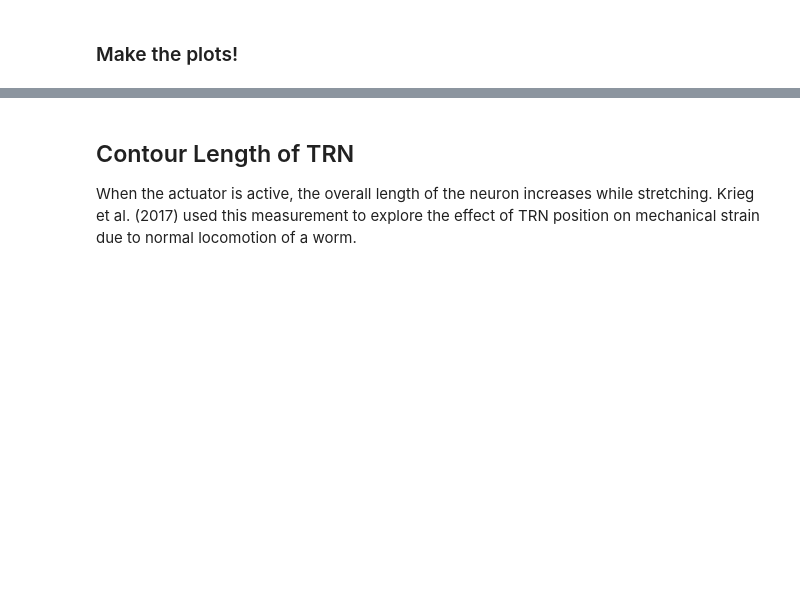
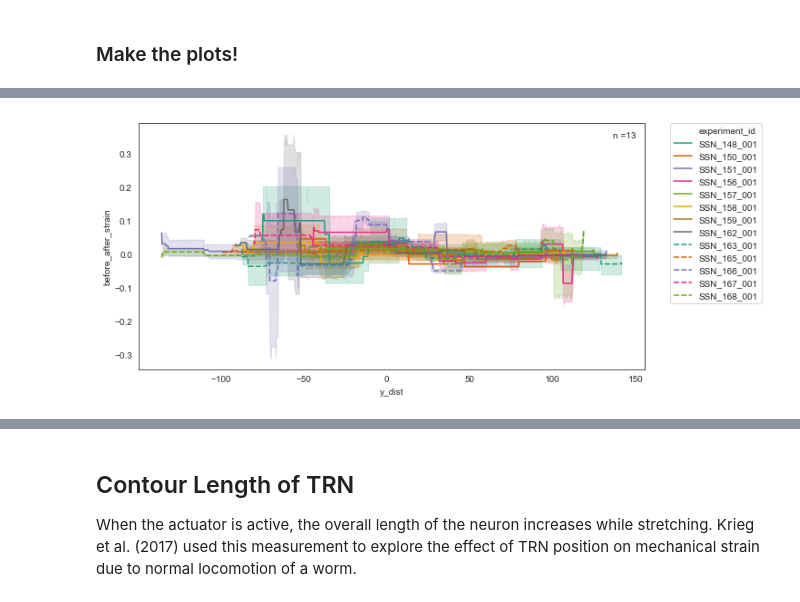
Before and after one commit to anekimken/SSN_ImageAnalysis, a Jupyter notebook: Notebooks/Mitochondria Displacement Plots.ipynb, the cells around one changed output, grey strips where cells are left out. Drawn from its saved outputs; the diff is of its cells as text; code cells hidden in the pictures; blank space fills up the shorter version.

```diff
--- a/Notebooks/Mitochondria Displacement Plots.ipynb
+++ b/Notebooks/Mitochondria Displacement Plots.ipynb
@@ -385,0 +385,22 @@ Working on SSN_168_001
+# %%
+# sns.set_style('white')
+
+# fig3, ax3 = plt.subplots()
+# sns.lineplot(x='y_dist', y='before_after_stretch', data=sampled_strain_df)
+# n_trials_text = mpl.offsetbox.AnchoredText('n =' + str(n_trials), loc="upper right", frameon=False)
+# ax3.add_artist(n_trials_text)
+# # sns.despine(ax=ax3, offset=10)
+# ax3.set_label('stretch')
+
+dash_styles = ["", "", "", "", "", "", "", "",
+               (4, 1.5), (4, 1.5), (4, 1.5), (4, 1.5), (4, 1.5)]
+fig4, ax4 = plt.subplots(figsize=(10,5))
+sns.lineplot(x='y_dist', y='before_after_strain', data=sampled_strain_df,
+             hue='experiment_id', style='experiment_id', legend='brief', palette='Dark2', dashes=dash_styles)
+plt.legend(bbox_to_anchor=(1.05, 1), borderaxespad=0.)
+n_trials_text = mpl.offsetbox.AnchoredText('n =' + str(n_trials), loc="upper right", frameon=False)
+ax4.add_artist(n_trials_text)
+# sns.despine(offset=10)
+ax4.set_label('strain')
+# %% [output]
+[figure, added]
```
Also changed, not shown: parts of 8 cells of this notebook, 3 other files.
